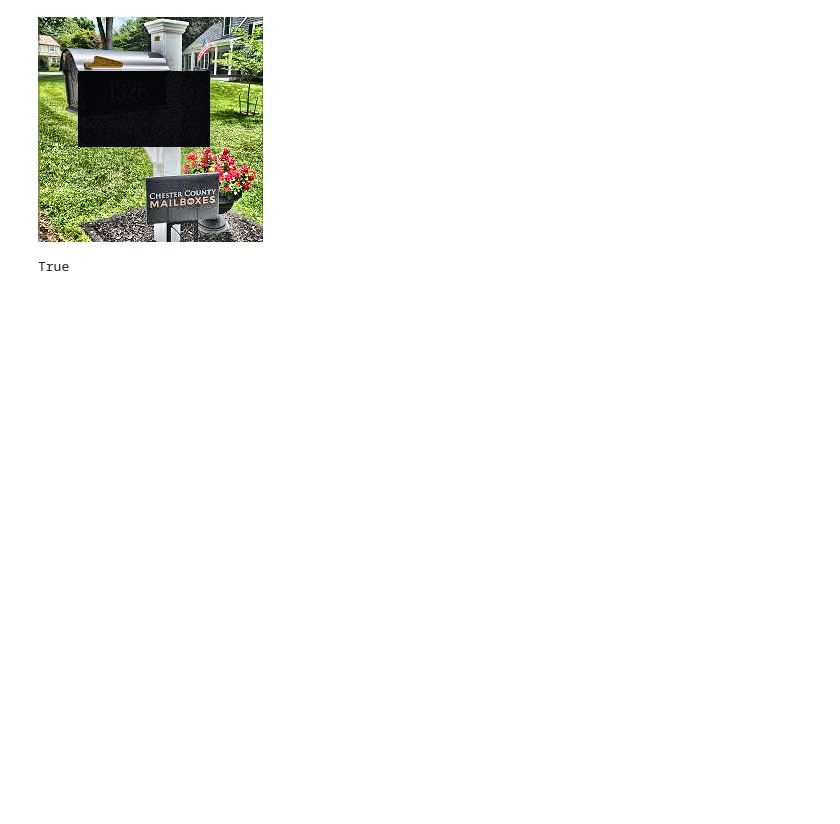
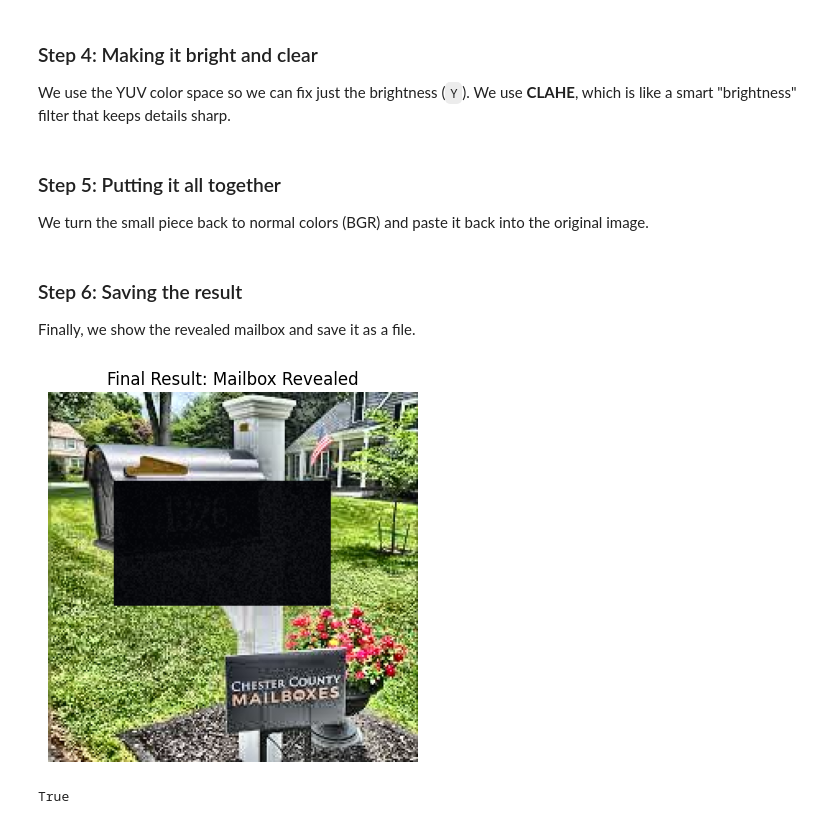
Before and after one commit to daniel-rajakumar/College, a Jupyter notebook: ComputerVision/labs/3/three.ipynb, the cells around one changed output. Saved outputs shown, nothing was run; the diff lists cells and outputs as text; code cells hidden in the pictures; blank space fills up the shorter version.

```diff
--- a/ComputerVision/labs/3/three.ipynb
+++ b/ComputerVision/labs/3/three.ipynb
@@ -4,0 +13,15 @@ from google.colab.patches import cv2_imshow
+# %%
+import cv2
+import numpy as np
+import matplotlib.pyplot as plt
+
+# This helper function lets us show images in our notebook
+def show_image(img, title='Image'):
+    if len(img.shape) == 3:
+        # OpenCV uses BGR, but Matplotlib needs RGB, so we swap them here
+        plt.imshow(cv2.cvtColor(img, cv2.COLOR_BGR2RGB))
+    else:
+        plt.imshow(img, cmap='gray')
+    plt.title(title)
+    plt.axis('off')
+    plt.show()
@@ -14,2 +53,5 @@ roi = img[y:y+h, x:x+w]
+# %% [markdown]
+### Step 4: Making it bright and clear
+We use the YUV color space so we can fix just the brightness (`Y`). We use **CLAHE**, which is like a smart "brightness" filter that keeps details sharp.
 # %%
 yuv_roi = cv2.cvtColor(roi, cv2.COLOR_BGR2YUV)
@@ -16,12 +59,18 @@ yuv_roi = cv2.cvtColor(roi, cv2.COLOR_BGR2YUV)
 clahe = cv2.createCLAHE(clipLimit=3.0, tileGridSize=(8, 8))
 yuv_roi[:, :, 0] = clahe.apply(yuv_roi[:, :, 0])
+# %% [markdown]
+### Step 5: Putting it all together
+We turn the small piece back to normal colors (BGR) and paste it back into the original image.
 # %%
 enhanced_roi = cv2.cvtColor(yuv_roi, cv2.COLOR_YUV2BGR)
 final_img = img.copy()
 final_img[y:y+h, x:x+w] = enhanced_roi
+# %% [markdown]
+### Step 6: Saving the result
+Finally, we show the revealed mailbox and save it as a file.
 # %%
-cv2_imshow(final_img)
+show_image(final_img, 'Final Result: Mailbox Revealed')
 cv2.imwrite('mailbox_revealed.png', final_img)
 # %% [output]
-[figure, old version]
+[figure, new version]
 True
```
Also changed, not shown: parts of 9 cells of this notebook, 15 other files.
